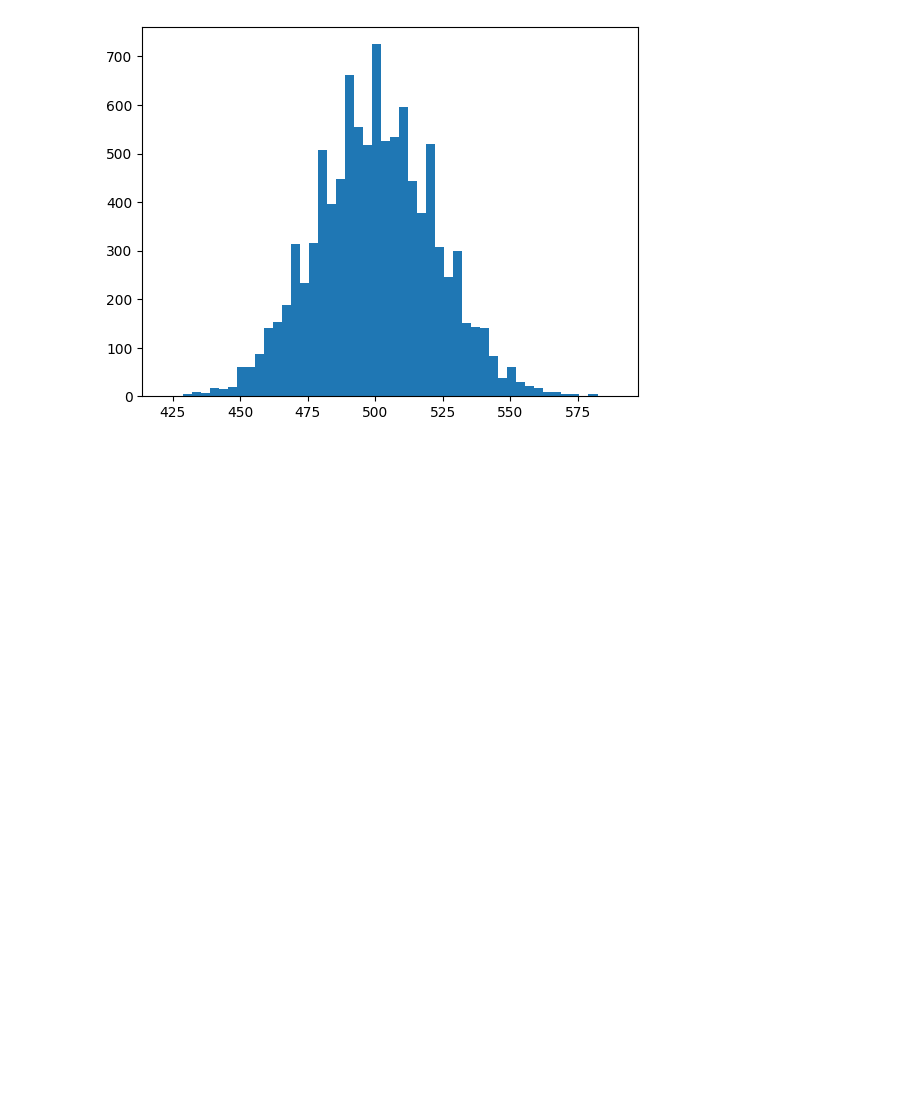
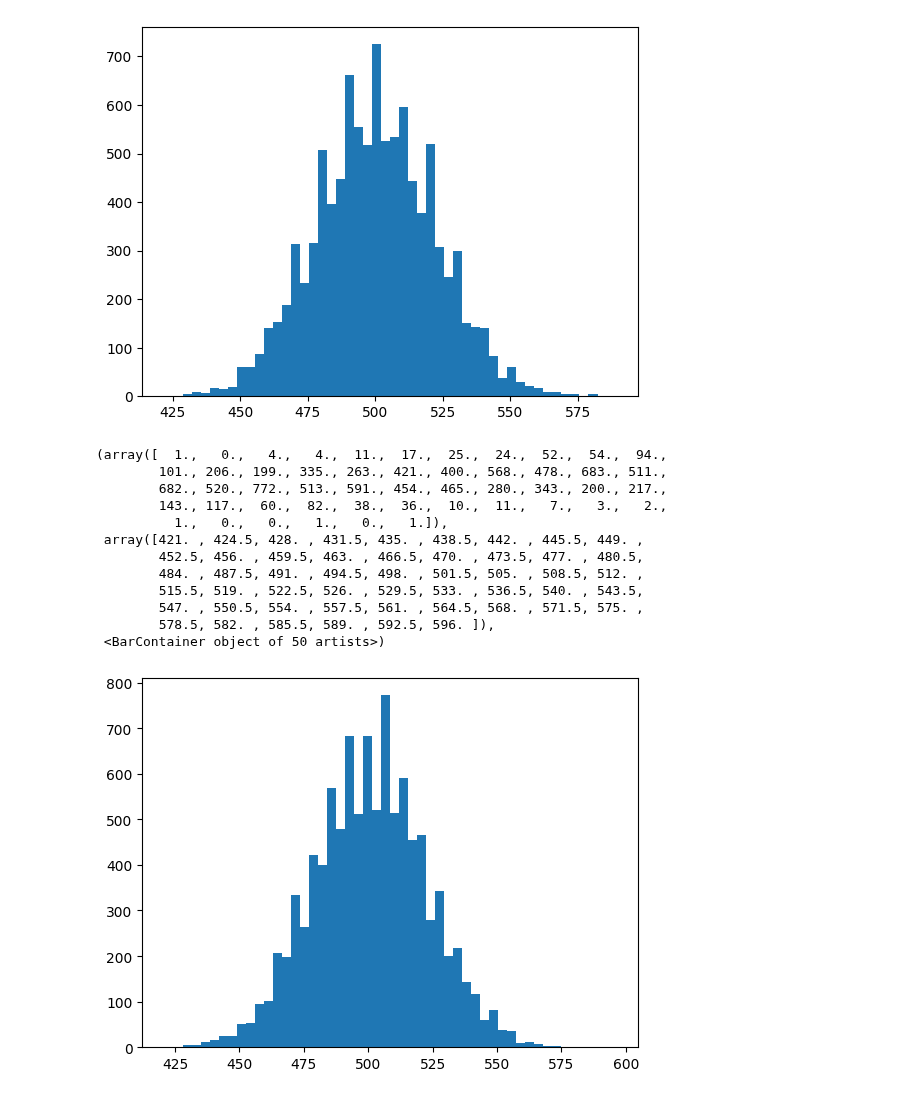
Before and after one commit to cagnol/ST2-Graphs-2024, a Jupyter notebook: notebook.ipynb, the cells around one changed output. Saved outputs shown, nothing was run; the diff lists cells and outputs as text; code cells hidden in the pictures; blank space fills up the shorter version.

```diff
--- a/notebook.ipynb
+++ b/notebook.ipynb
@@ -93,4 +93,18 @@ plt.hist(g3.degree(),bins=50)
 # %%
 g4 = ig.Graph.Erdos_Renyi(10000,0.05)
 # %%
-plt.hist(g3.degree(),bins=50)
+plt.hist(g4.degree(),bins=50)
+# %% [output]
+(array([  1.,   0.,   4.,   4.,  11.,  17.,  25.,  24.,  52.,  54.,  94.,
+        101., 206., 199., 335., 263., 421., 400., 568., 478., 683., 511.,
+        682., 520., 772., 513., 591., 454., 465., 280., 343., 200., 217.,
+        143., 117.,  60.,  82.,  38.,  36.,  10.,  11.,   7.,   3.,   2.,
+          1.,   0.,   0.,   1.,   0.,   1.]),
+ array([421. , 424.5, 428. , 431.5, 435. , 438.5, 442. , 445.5, 449. ,
+        452.5, 456. , 459.5, 463. , 466.5, 470. , 473.5, 477. , 480.5,
+        484. , 487.5, 491. , 494.5, 498. , 501.5, 505. , 508.5, 512. ,
+        515.5, 519. , 522.5, 526. , 529.5, 533. , 536.5, 540. , 543.5,
+        547. , 550.5, 554. , 557.5, 561. , 564.5, 568. , 571.5, 575. ,
+        578.5, 582. , 585.5, 589. , 592.5, 596. ]),
+ <BarContainer object of 50 artists>)
+[figure, added]
```
